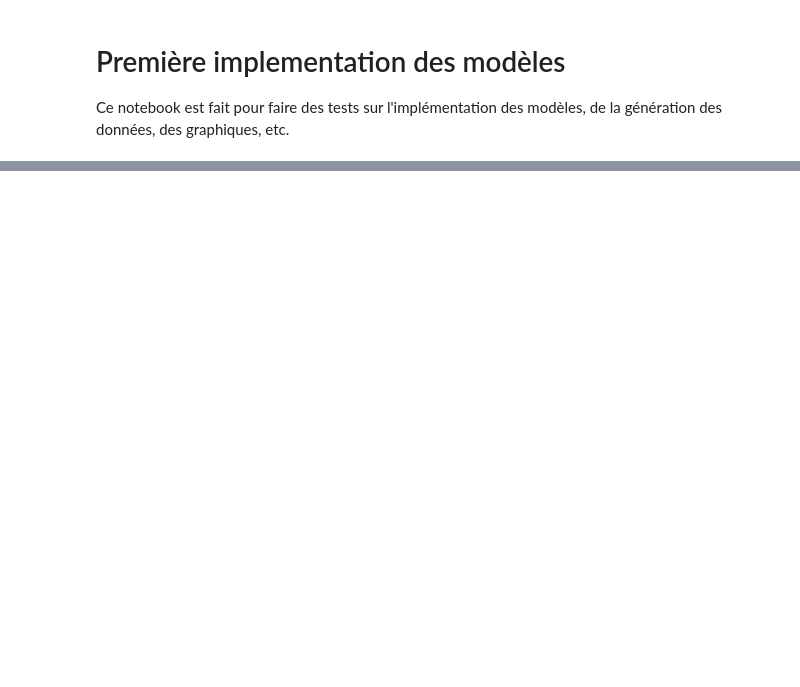
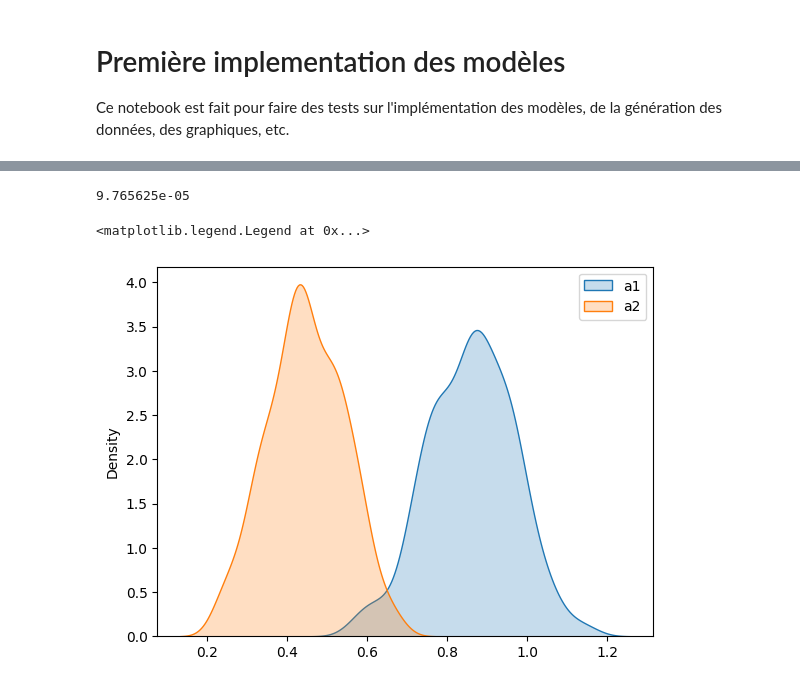
Before and after one commit to gwatkinson/smc_movement_models, a Jupyter notebook: notebooks/first_implementation.ipynb, the cells around one changed output, grey strips where cells are left out. Saved outputs shown, nothing was run; the diff lists cells and outputs as text; code cells hidden in the pictures; blank space fills up the shorter version.

```diff
--- a/notebooks/first_implementation.ipynb
+++ b/notebooks/first_implementation.ipynb
@@ -41,0 +37,10 @@ alg.run()
+# %%
+my_alg = particles.SMC(fk=my_fk_model, N=200)
+a1s = []
+a2s = []
+for i in range(len(window)):
+    next(my_alg)
+    a1s.append(my_alg.X[:, 2])
+    a2s.append(my_alg.X[:, 3])
+a1s = np.array(a1s)
+a2s = np.array(a2s)
@@ -41,0 +72,13 @@ alg.run()
+# %%
+epsilon
+# %% [output]
+9.765625e-05
+# %%
+import seaborn as sns
+
+sns.kdeplot(my_alg.X[:, 2], fill=True, label="a1")
+sns.kdeplot(my_alg.X[:, 3], fill=True, label="a2")
+plt.legend()
+# %% [output]
+<matplotlib.legend.Legend at 0x...>
+[figure, added]
```
Also changed, not shown: parts of 11 cells of this notebook.
